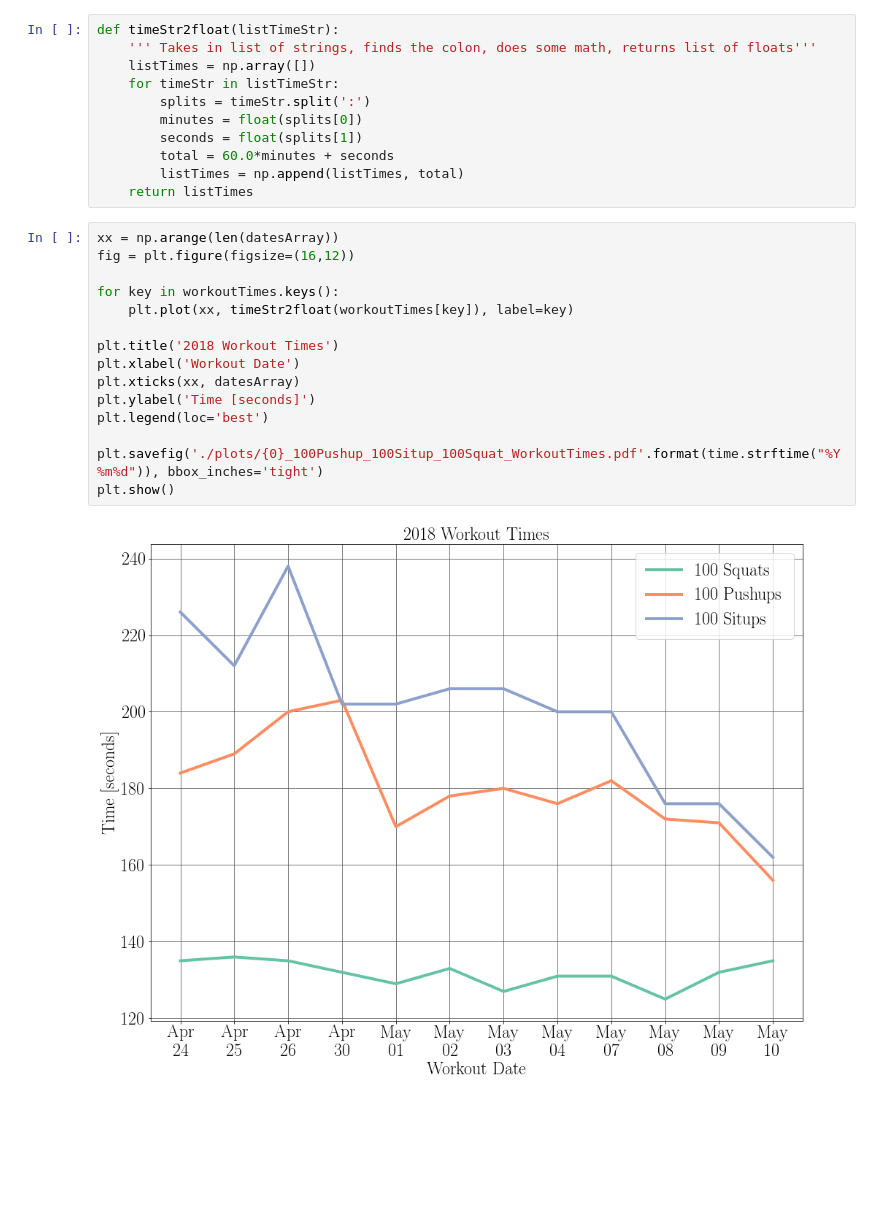
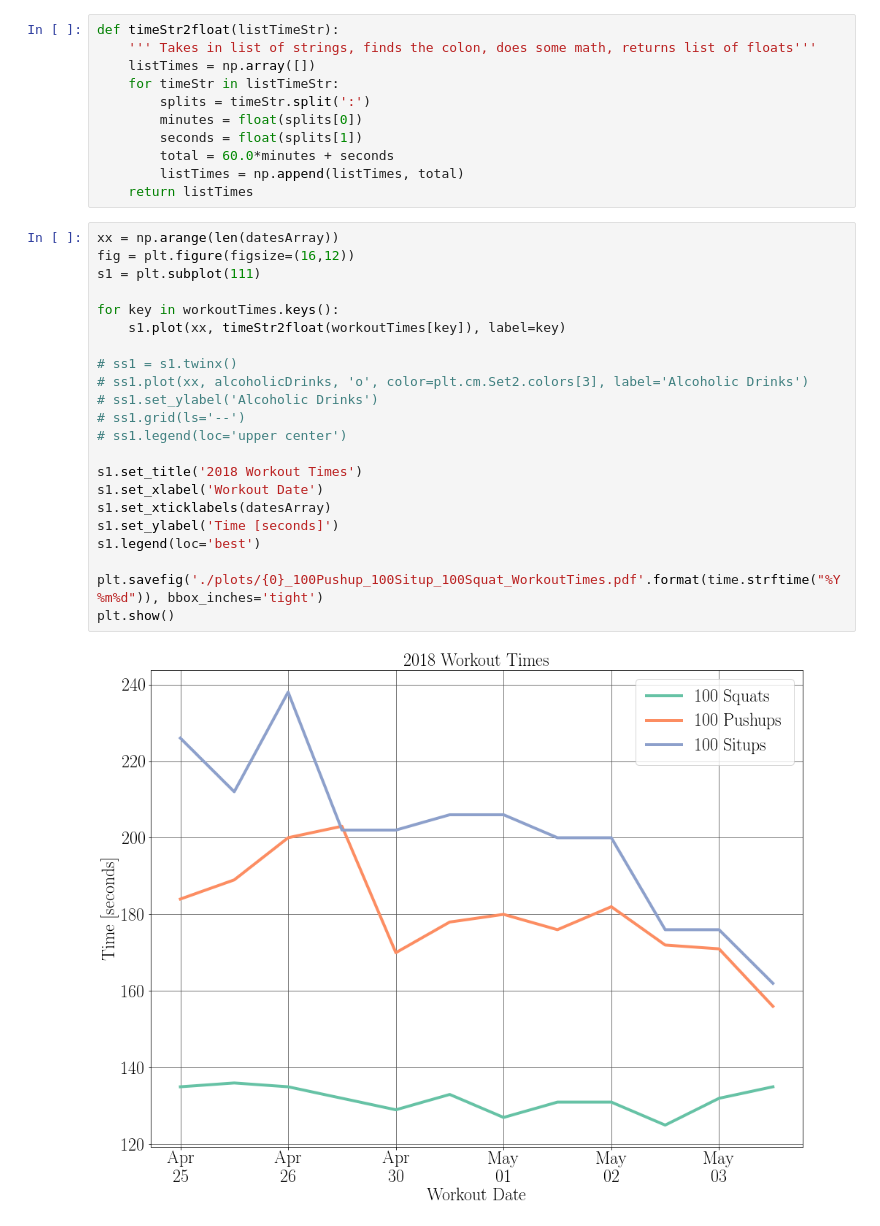
Before and after one commit to ccahilla/Sandbox, a Jupyter notebook: WorkoutTimes.ipynb, the cells around one changed output. Cells and saved outputs as stored; diff of their text form; blank space fills up the shorter version.

Commit message:
Tried to add another axis to a plot, but it totally looked terrible so I commented it out

```diff
--- a/WorkoutTimes.ipynb
+++ b/WorkoutTimes.ipynb
@@ -67,17 +67,24 @@ def timeStr2float(listTimeStr):
 # %%
 xx = np.arange(len(datesArray))
 fig = plt.figure(figsize=(16,12))
+s1 = plt.subplot(111)
 
 for key in workoutTimes.keys():
-    plt.plot(xx, timeStr2float(workoutTimes[key]), label=key)
+    s1.plot(xx, timeStr2float(workoutTimes[key]), label=key)
 
-plt.title('2018 Workout Times')
-plt.xlabel('Workout Date')
-plt.xticks(xx, datesArray)
-plt.ylabel('Time [seconds]')
-plt.legend(loc='best')
+# ss1 = s1.twinx()
+# ss1.plot(xx, alcoholicDrinks, 'o', color=plt.cm.Set2.colors[3], label='Alcoholic Drinks')
+# ss1.set_ylabel('Alcoholic Drinks')
+# ss1.grid(ls='--')
+# ss1.legend(loc='upper center')
+
+s1.set_title('2018 Workout Times')
+s1.set_xlabel('Workout Date')
+s1.set_xticklabels(datesArray)
+s1.set_ylabel('Time [seconds]')
+s1.legend(loc='best')
 
 plt.savefig('./plots/{0}_100Pushup_100Situp_100Squat_WorkoutTimes.pdf'.format(time.strftime("%Y%m%d")), bbox_inches='tight')
 plt.show()
 # %% [output]
-[figure, old version]
+[figure, new version]
```
